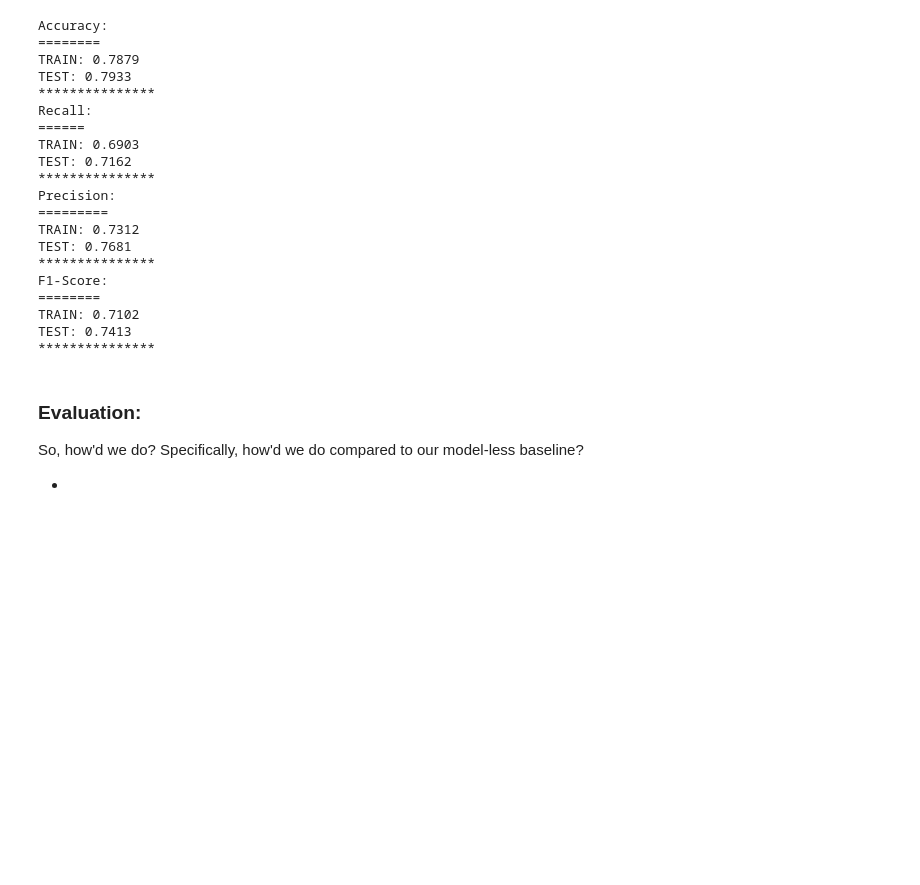
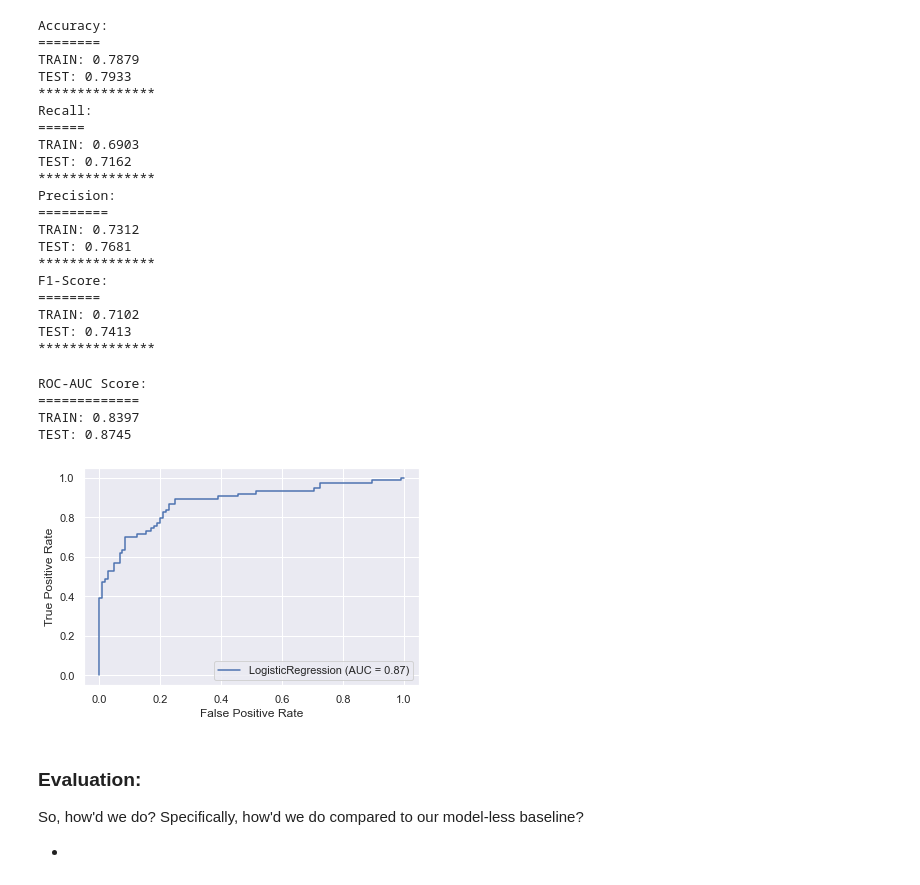
Before and after one commit to lindseyberlin/ds-lesson-hub, a Jupyter notebook: Phase3/ClassificationMetricsAndClassImbalance/Classification-Metrics-and-Class-Imbalance.ipynb, the cells around one changed output. Drawn from its saved outputs; the diff is of its cells as text; code cells hidden in the pictures; blank space fills up the shorter version.

```diff
--- a/Phase3/ClassificationMetricsAndClassImbalance/Classification-Metrics-and-Class-Imbalance.ipynb
+++ b/Phase3/ClassificationMetricsAndClassImbalance/Classification-Metrics-and-Class-Imbalance.ipynb
@@ -297,3 +330,19 @@ TEST: 0.7413
+# %%
+# Print these scores nicely...
+print("ROC-AUC Score:");
+print("="*13)
+print(f"TRAIN: {roc_auc_score(y_train, train_pred_probs):.4f}")
+print(f"TEST: {roc_auc_score(y_test, test_pred_probs):.4f}")
+# %% [output]
+ROC-AUC Score:
+=============
+TRAIN: 0.8397
+TEST: 0.8745
+# %%
+# Now plot the ROC-AUC curve
+plot_roc_curve(logreg, X_test_scaled, y_test);
+# %% [output]
+[figure, added]
 # %% [markdown]
 ### Evaluation:
 
```
Also changed, not shown: parts of 11 cells of this notebook, 5 other files.
